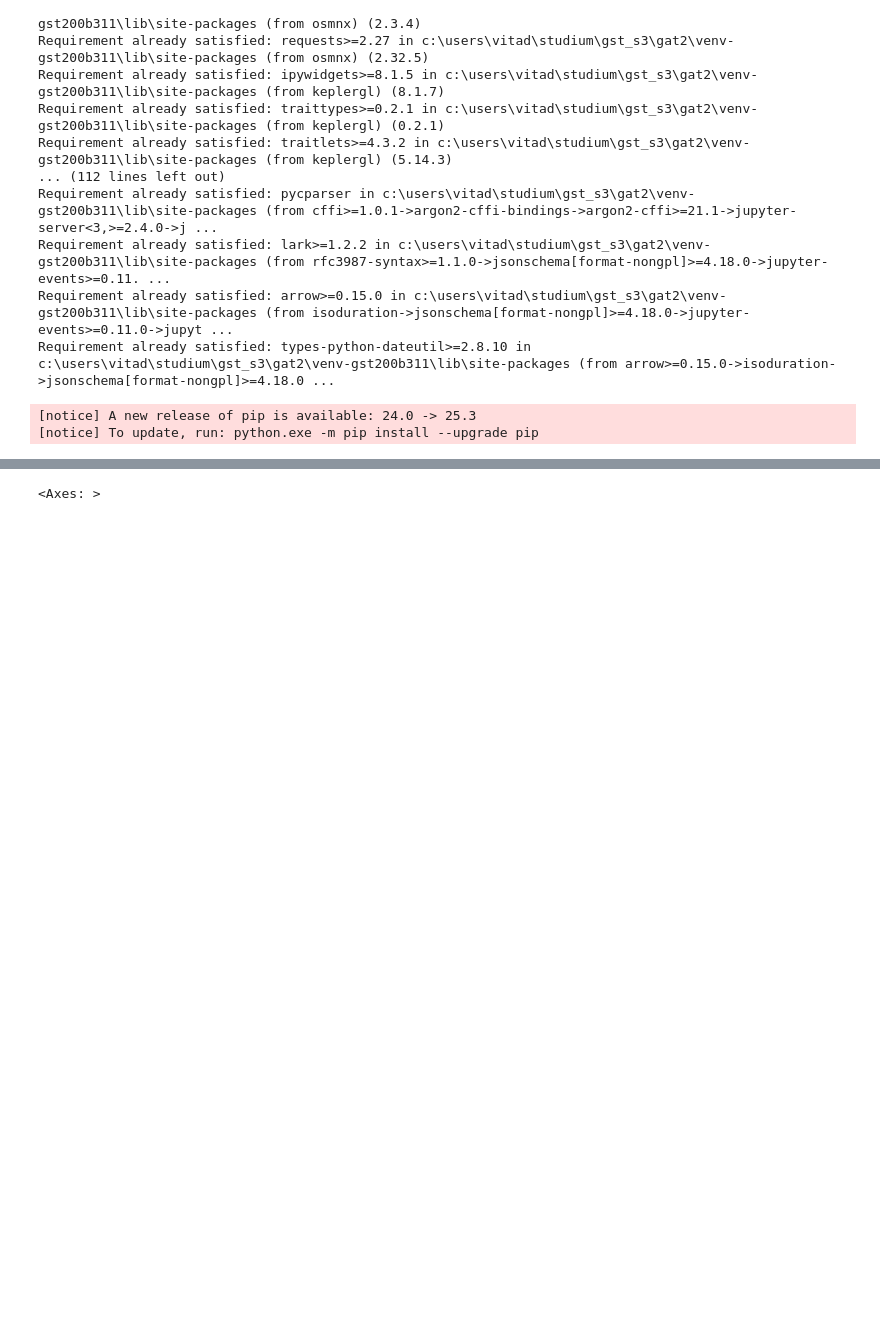
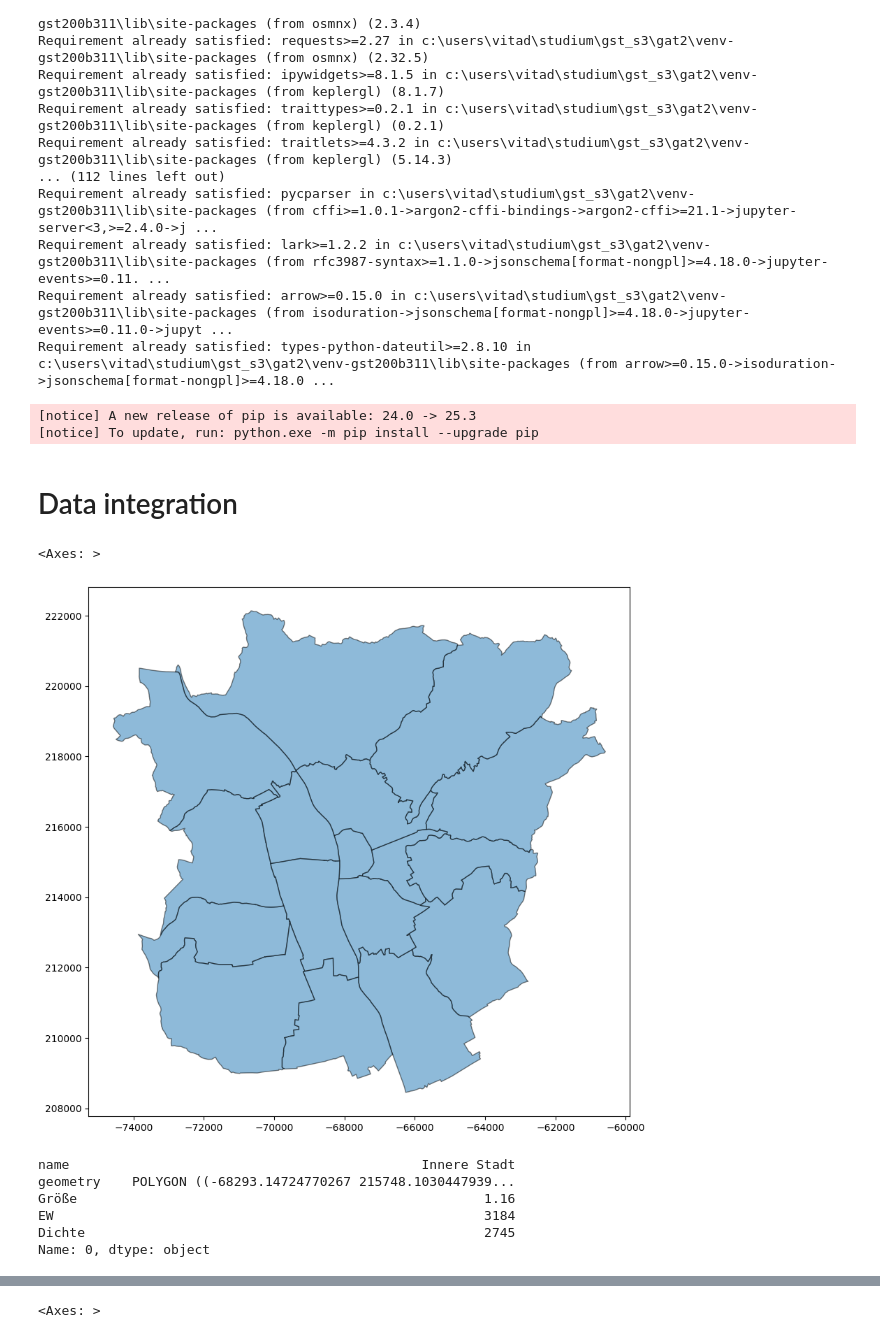
Before and after one commit to tobiashochreiter/Mid-Term-Project-GIS-Analysis-2, a Jupyter notebook: group4_midterm.ipynb, the cells around one changed output, grey strips where cells are left out. Cells and saved outputs as stored; diff of their text form; code cells hidden in the pictures; blank space fills up the shorter version.

Commit message:
Data management and first analyses

```diff
--- a/group4_midterm.ipynb
+++ b/group4_midterm.ipynb
@@ -29,3 +34,5 @@ import plotly.express as px
+# %% [markdown]
+# Data integration
 # %%
 # define the place name
 place_name:str = "Graz, Austria"
@@ -35,3 +42,31 @@ gdf_graz = ox.geocode_to_gdf(place_name)
 
 # change the crs to an Austrian metric CRS EPSG: 31256
 gdf_graz = gdf_graz.to_crs(epsg=31256)
+# %%
+# Get districts of Graz
+gdf_districts = ox.features_from_place(place_name, tags={'admin_level': '9'})
+
+# Filter to only polygons and reproject
+gdf_districts = gdf_districts[gdf_districts.geometry.type.isin(['Polygon', 'MultiPolygon'])]
+gdf_districts = gdf_districts.to_crs(epsg=31256)
+
+# Drop all columns except 'name' and 'geometry'
+gdf_districts = gdf_districts[['name', 'geometry']]
+
+# plot the districts
+gdf_districts.plot(figsize=(10,10), alpha=0.5, edgecolor='k')
+# %% [output]
+<Axes: >
+[figure, added]
+# %%
+# Import population data and merge with districts
+df_population = pd.read_csv("graz_bev.csv", header=0, sep=';')
+gdf_bev_districts = gdf_districts.merge(df_population, left_on='name', right_on='Bezirk')
+gdf_bev_districts = gdf_bev_districts.drop(columns=['Bezirk'])
+# %% [output]
+name                                             Innere Stadt
+geometry    POLYGON ((-68293.14724770267 215748.1030447939...
+Größe                                                    1.16
+EW                                                       3184
+Dichte                                                   2745
+Name: 0, dtype: object
```
Also changed, not shown: parts of 26 cells of this notebook, 10 other files.
